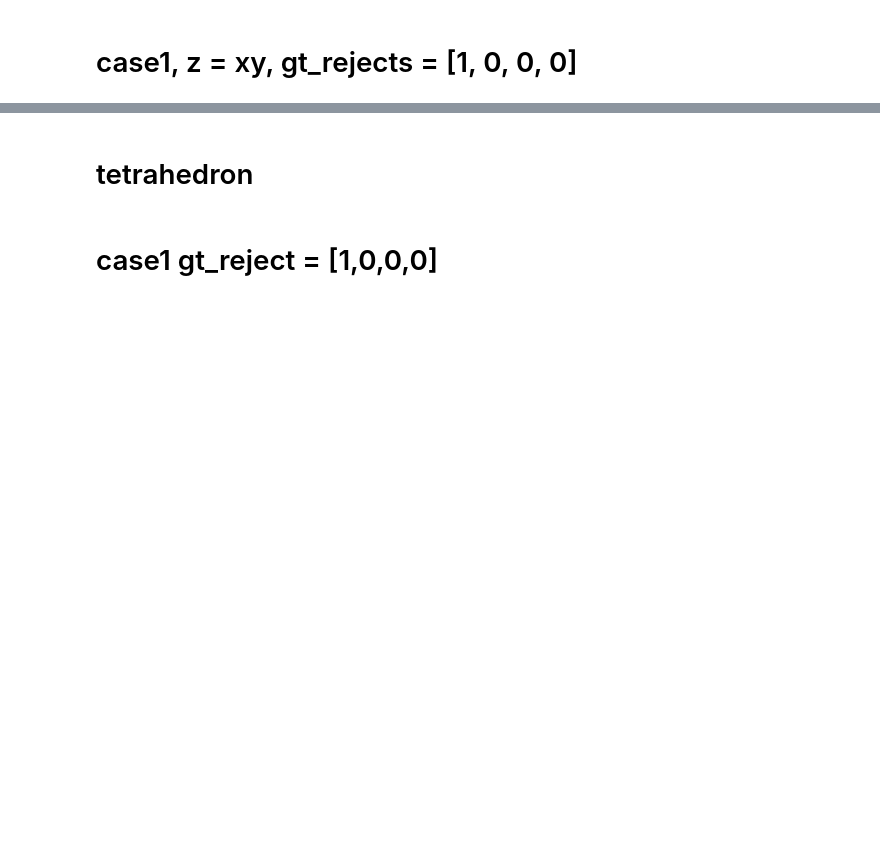
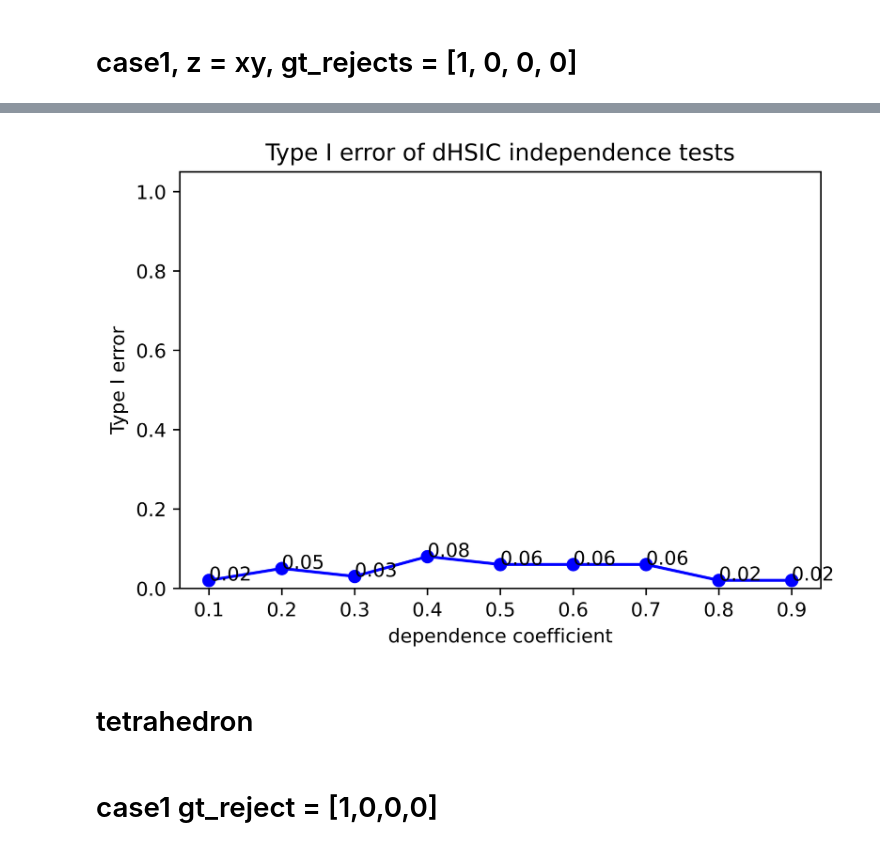
Before and after one commit to barahona-research-group/dHSIC_ts, a Jupyter notebook: examples/nonstationary_eg.ipynb, the cells around one changed output, grey strips where cells are left out. Saved outputs shown, nothing was run; the diff lists cells and outputs as text; code cells hidden in the pictures; blank space fills up the shorter version.

```diff
--- a/examples/nonstationary_eg.ipynb
+++ b/examples/nonstationary_eg.ipynb
@@ -114,3 +151,17 @@ KeyboardInterrupt:
+# %%
+power_new = {'0.9': 0.02,
+             '0.8': 0.05,
+             '0.7': 0.03,
+             '0.6': 0.08,
+             '0.5': 0.06,
+             '0.4': 0.06,
+             '0.3': 0.06,
+             '0.2': 0.02,
+             '0.1': 0.02}
+# %%
+plot_test(list(power_new.values()), 'Type I error')
+# %% [output]
+[figure, added]
 # %% [markdown]
 # tetrahedron
 # %% [markdown]
```
Also changed, not shown: parts of 9 cells of this notebook, 7 other files.
